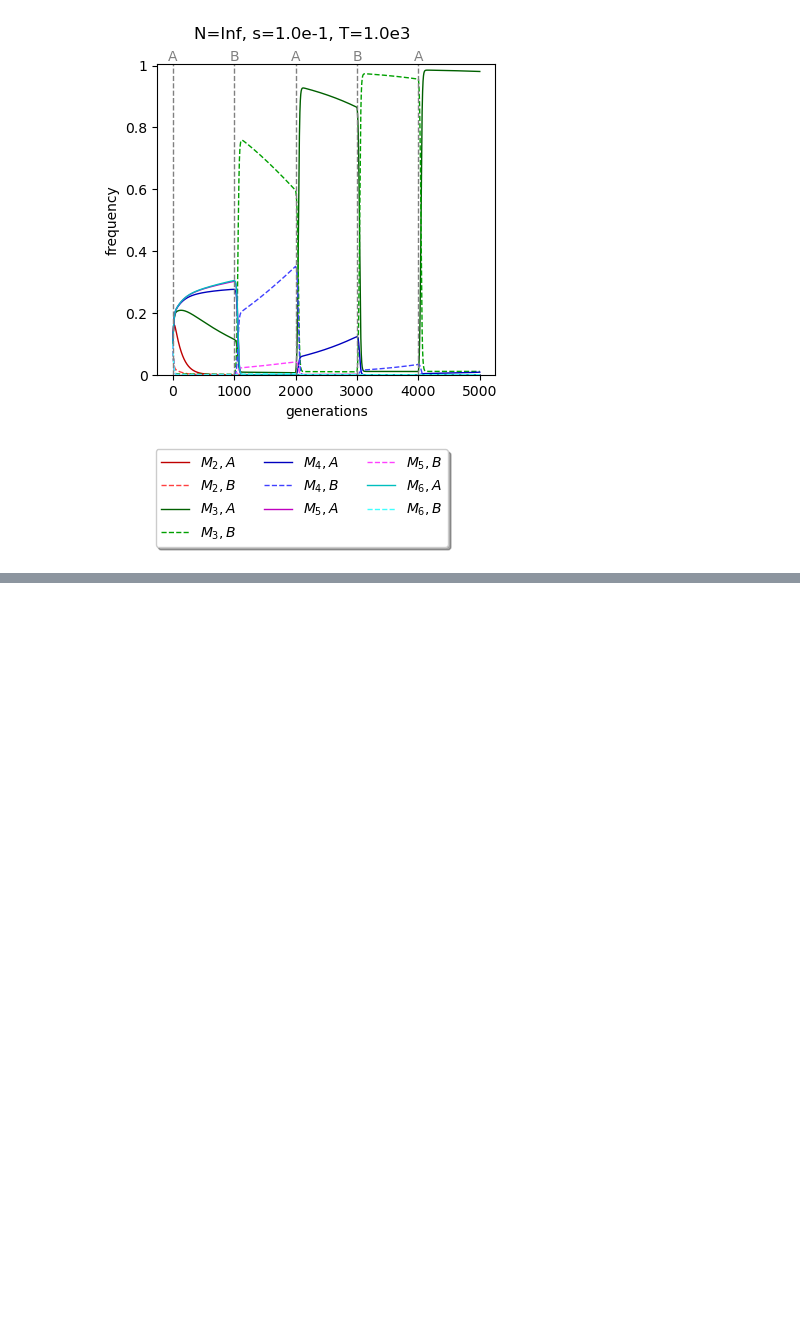
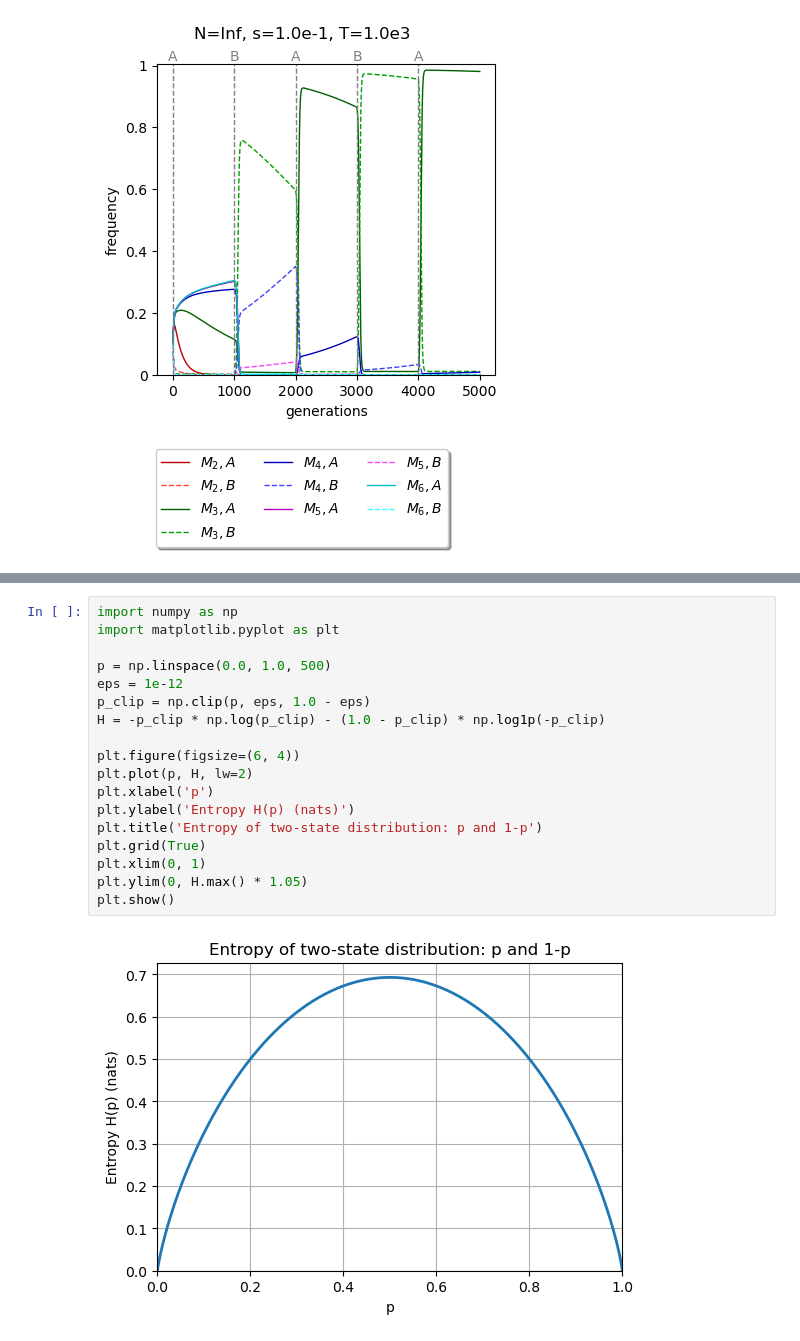
Before and after one commit to mepster/evosim, a Jupyter notebook: lab2.ipynb, the cells around one changed output, grey strips where cells are left out. Cells and saved outputs as stored; diff of their text form; blank space fills up the shorter version.

```diff
--- a/lab2.ipynb
+++ b/lab2.ipynb
@@ -385,0 +212,20 @@ Note: setting numRuns to 1 because N < 0 (infinite population)
+# %%
+import numpy as np
+import matplotlib.pyplot as plt
+
+p = np.linspace(0.0, 1.0, 500)
+eps = 1e-12
+p_clip = np.clip(p, eps, 1.0 - eps)
+H = -p_clip * np.log(p_clip) - (1.0 - p_clip) * np.log1p(-p_clip)
+
+plt.figure(figsize=(6, 4))
+plt.plot(p, H, lw=2)
+plt.xlabel('p')
+plt.ylabel('Entropy H(p) (nats)')
+plt.title('Entropy of two-state distribution: p and 1-p')
+plt.grid(True)
+plt.xlim(0, 1)
+plt.ylim(0, H.max() * 1.05)
+plt.show()
+# %% [output]
+[figure, added]
```
Also changed, not shown: parts of 40 cells of this notebook, 1 other file.
